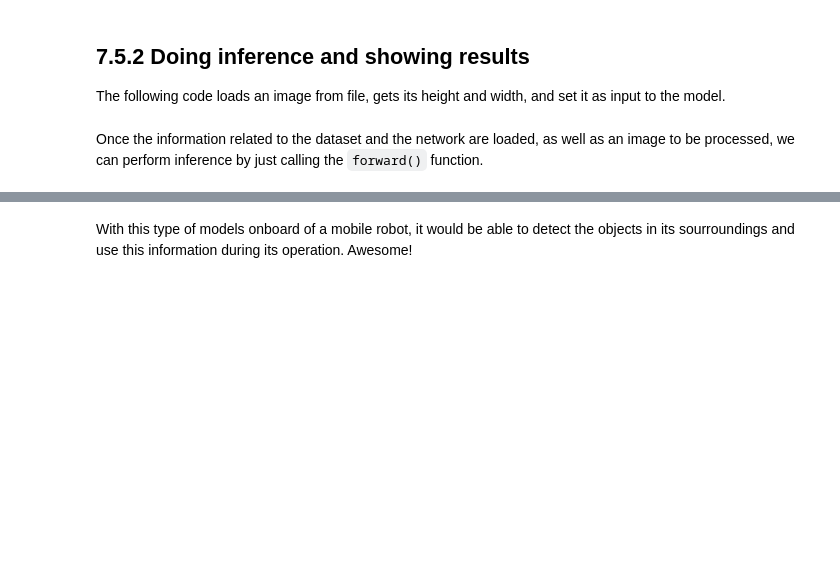
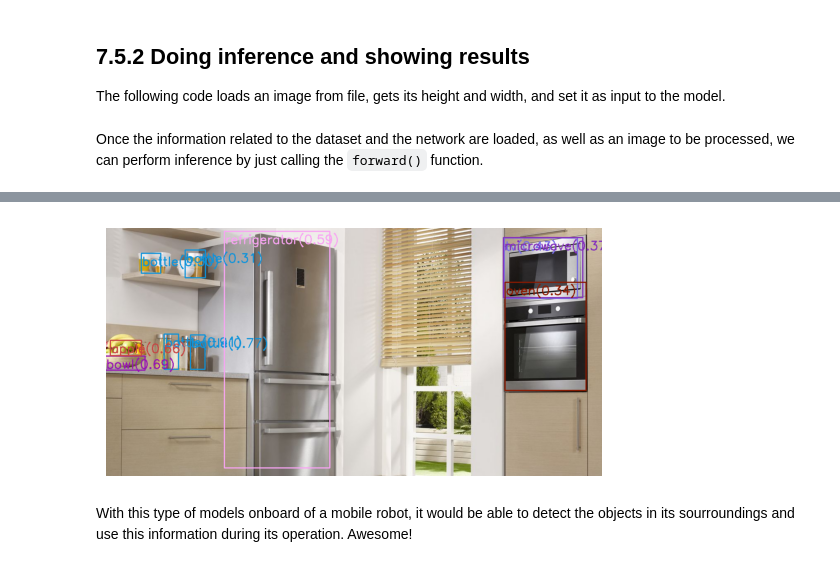
Before and after one commit to arrozet/practicas_cv_2025, a Jupyter notebook: Chapter 07. Object Recognition/7.5 Deep Learning methods for object detection.ipynb, the cells around one changed output, grey strips where cells are left out. Cells and saved outputs as stored; diff of their text form; code cells hidden in the pictures; blank space fills up the shorter version.

```diff
--- a/Chapter 07. Object Recognition/7.5 Deep Learning methods for object detection.ipynb
+++ b/Chapter 07. Object Recognition/7.5 Deep Learning methods for object detection.ipynb
@@ -140,36 +160,38 @@ You are tasked to:
 # %%
 # loop over each of the detection
 image_copy = image.copy()
 
 for detection in output[0, 0, :, :]:
 
     # extract the confidence of the detection
-    confidence = None
+    confidence = detection[2]
 
     # draw bounding boxes only if the detection confidence is above...
     # ... a certain threshold, else skip
-    if confidence > None:
+    if confidence > 0.3:
 
         # get the class id
         class_id = detection[1]
         # map the class id to the class
         class_name = class_names[int(class_id)-1]
         color = COLORS[int(class_id)]
         # get the bounding box upper left corner coordinates
-        box_x_ul = None
-        box_y_ul = None
+        box_x_ul = detection[3] * image_width
+        box_y_ul = detection[4] * image_height
         # get the bounding box bottom right corner coordinates
-        box_x_br = None
-        box_y_br = None
+        box_x_br = detection[5] * image_width
+        box_y_br = detection[6] * image_height
         # draw a rectangle around each detected object
-        cv2.rectangle(image_copy, (int(None), int(None)), (int(None), int(None)), color, thickness=2)
+        cv2.rectangle(image_copy, (int(box_x_ul), int(box_y_ul)), (int(box_x_br), int(box_y_br)), color, thickness=2)
         # put the FPS text on top of the frame
-        text = None
+        text = "{}({:.2f})".format(class_name, confidence)
         cv2.putText(image_copy, text, (int(box_x_ul+2), int(box_y_ul + 30)), cv2.FONT_HERSHEY_SIMPLEX, 1, color, 2)
 
 # Show image_copy with the detected objects
 plt.imshow(image_copy);
 plt.axis('off');
+# %% [output]
+[figure, added]
 # %% [markdown]
 With this type of models onboard of a mobile robot, it would be able to detect the objects in its sourroundings and use this information during its operation. Awesome!
 # %% [markdown]
```
Also changed, not shown: parts of 2 cells of this notebook.
